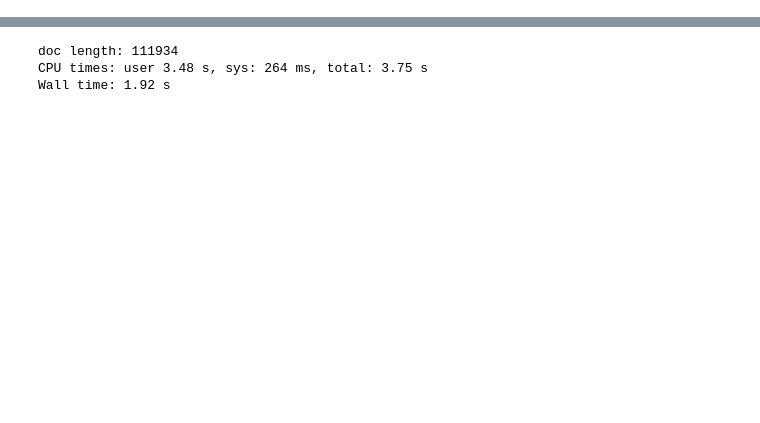
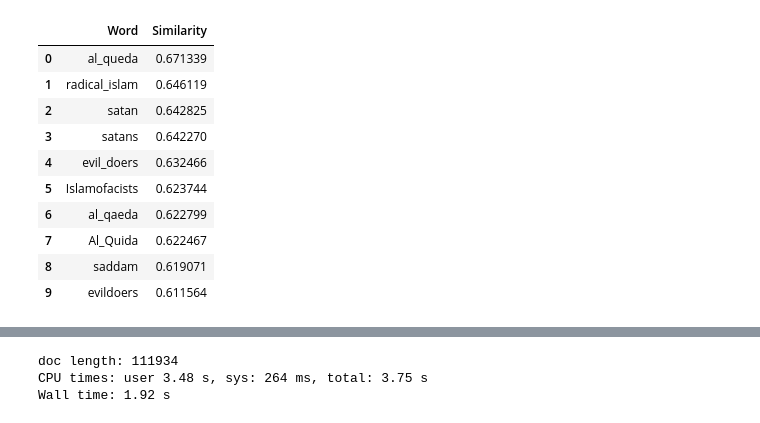
Before and after one commit to Fourthought/Hostile-Narrative-Analysis, a Jupyter notebook: Quantitative Analysis/Experiment 2 - Assessing Google News/Assessing Google News word2vec.ipynb, the cells around one changed output, grey strips where cells are left out. Cells and saved outputs as stored; diff of their text form; code cells hidden in the pictures; blank space fills up the shorter version.

```diff
--- a/Quantitative Analysis/Experiment 2 - Assessing Google News/Assessing Google News word2vec.ipynb
+++ b/Quantitative Analysis/Experiment 2 - Assessing Google News/Assessing Google News word2vec.ipynb
@@ -26 +38,17 @@ print(results)
+# %%
+results = google_wv.most_similar(positive=['taliban','evil'])
+columns = ['Word', 'Similarity']
+display(pd.DataFrame(results, columns=columns))
+# %% [output]
+|  | Word | Similarity |
+| 0 | al_queda | 0.671339 |
+| 1 | radical_islam | 0.646119 |
+| 2 | satan | 0.642825 |
+| 3 | satans | 0.642270 |
+| 4 | evil_doers | 0.632466 |
+| 5 | Islamofacists | 0.623744 |
+| 6 | al_qaeda | 0.622799 |
+| 7 | Al_Quida | 0.622467 |
+| 8 | saddam | 0.619071 |
+| 9 | evildoers | 0.611564 |
 # %%
```
Also changed, not shown: parts of 8 cells of this notebook, 8 other files.
